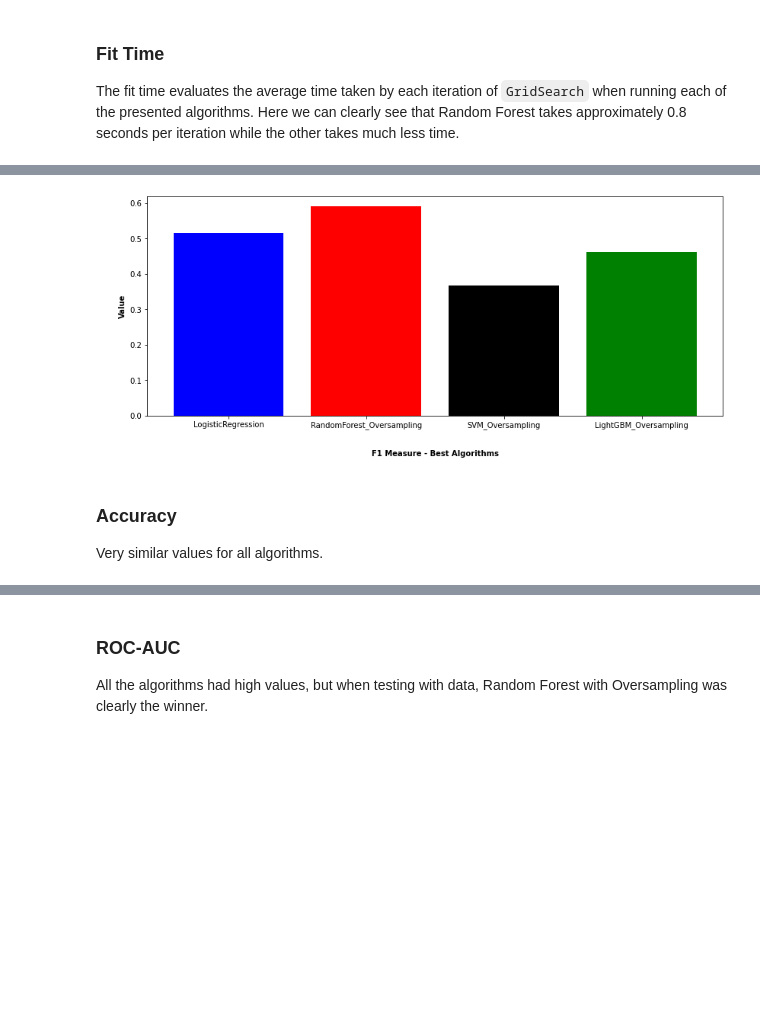
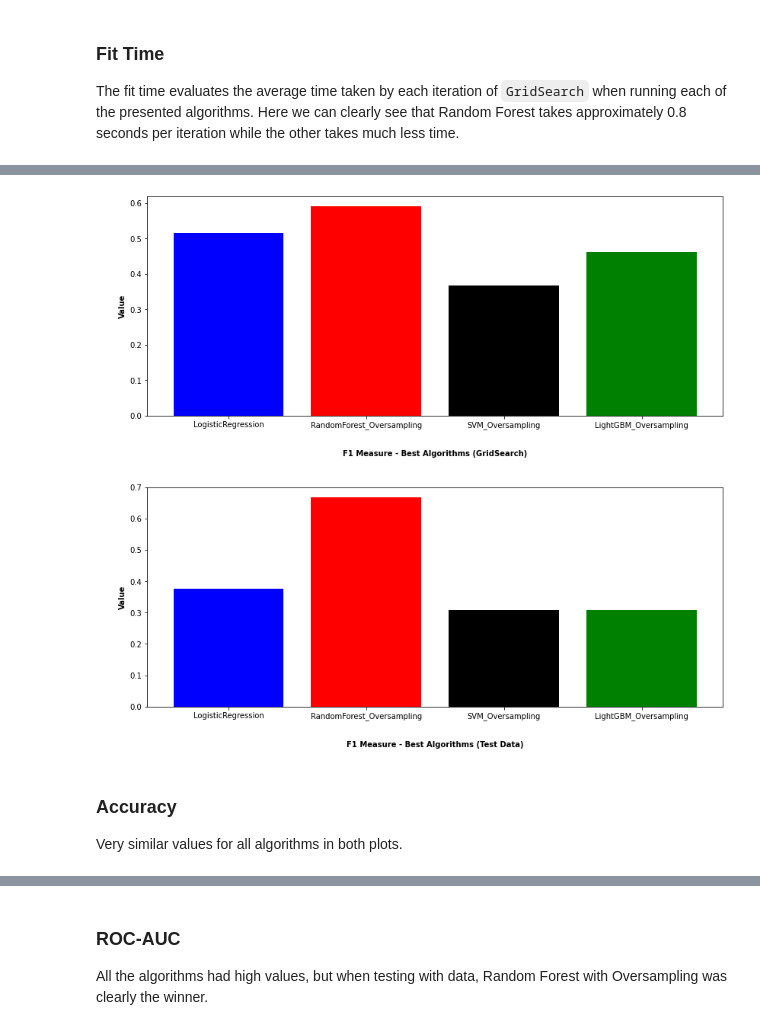
Before and after one commit to 2dukes/PROJ_AC_2122, a Jupyter notebook: applyModel.ipynb, the cells around one changed output, grey strips where cells are left out. Drawn from its saved outputs; the diff is of its cells as text; code cells hidden in the pictures; blank space fills up the shorter version.

```diff
--- a/applyModel.ipynb
+++ b/applyModel.ipynb
@@ -1095,8 +1105,10 @@ Regarding the F1 Measure, the Random Forest with Oversampling is the "market lea
 # %%
-algorithms_comparison_plot(best_algorithms, "F1 Measure - Best Algorithms", best_colors, "f1")
+algorithms_comparison_plot(best_algorithms, "F1 Measure - Best Algorithms (GridSearch)", best_colors, "f1")
+algorithms_comparison_plot(best_algorithms, "F1 Measure - Best Algorithms (Test Data)", best_colors, "test_f1")
 # %% [output]
-[figure, old version]
+[figure, new version]
+[figure, added]
 # %% [markdown]
 ### Accuracy
-Very similar values for all algorithms.
+Very similar values for all algorithms in both plots.
 # %%
```
Also changed, not shown: parts of 30 cells of this notebook.
